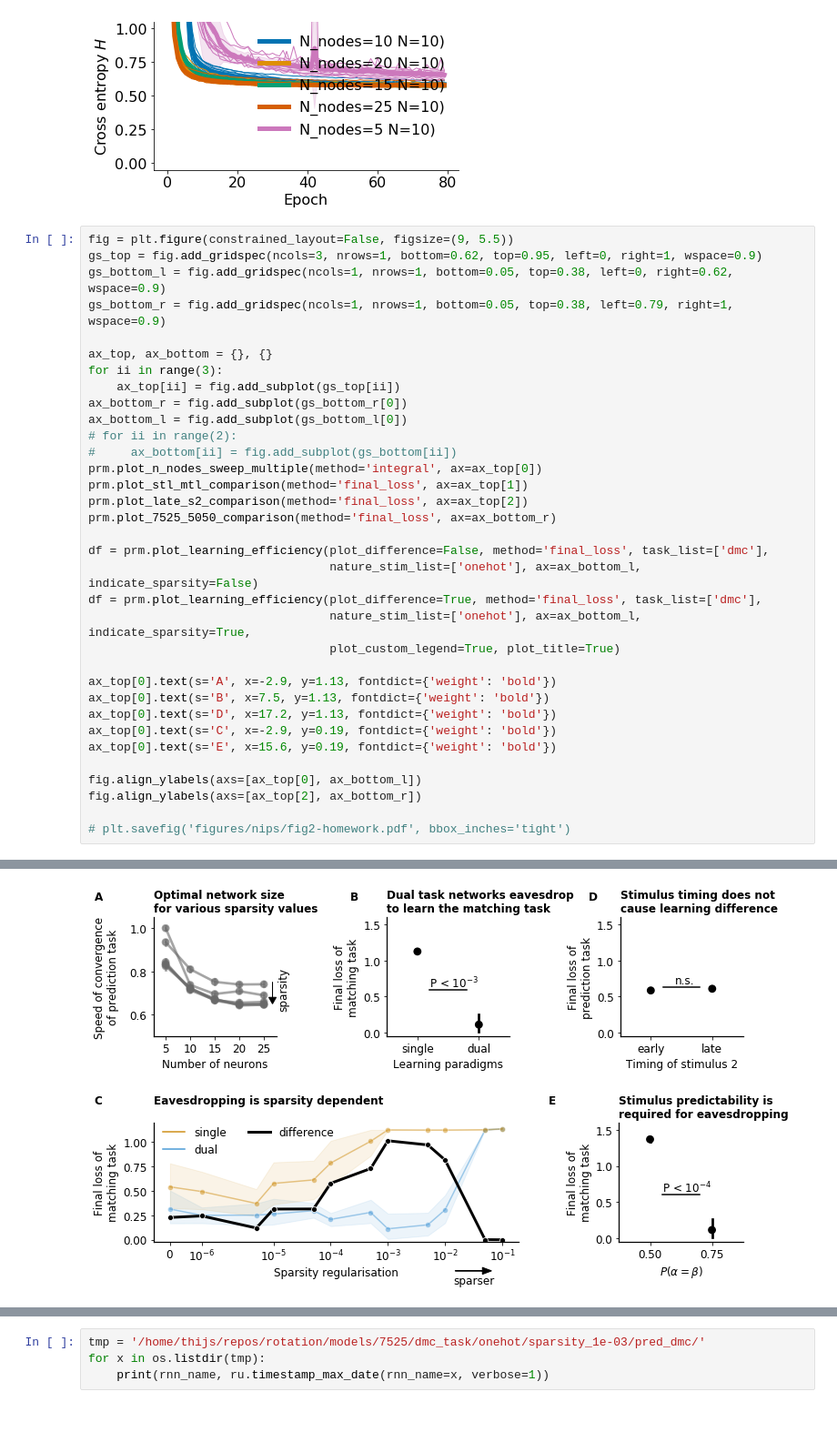
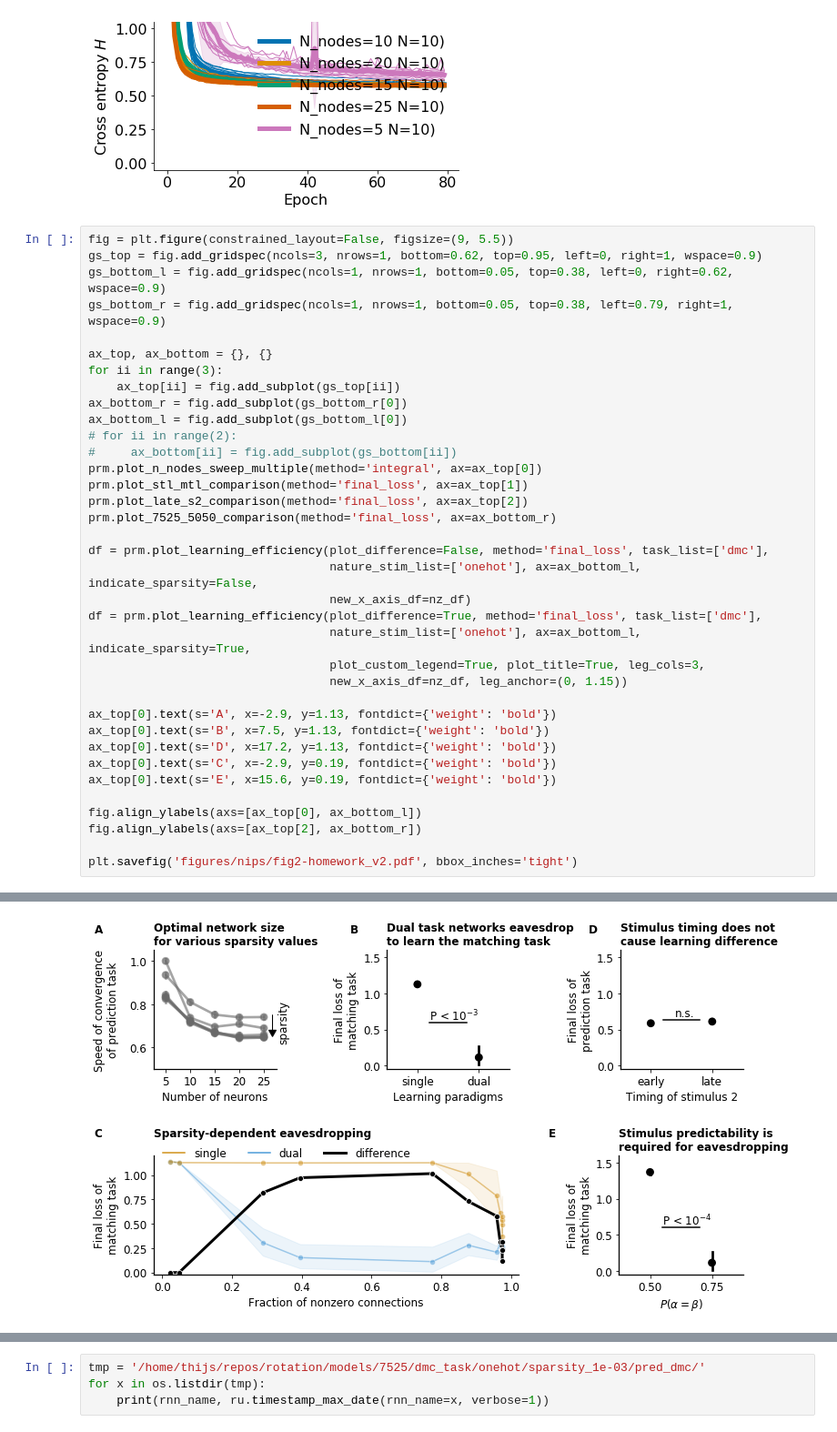
Before and after one commit to vdplasthijs/eavesdropping, a Jupyter notebook: multitasking learning for recurrent nets.ipynb, the cells around one changed output, grey strips where cells are left out. Shown at 91% size. Saved outputs shown, nothing was run; the diff lists cells and outputs as text.

```diff
--- a/multitasking learning for recurrent nets.ipynb
+++ b/multitasking learning for recurrent nets.ipynb
@@ -553,10 +553,12 @@ prm.plot_late_s2_comparison(method='final_loss', ax=ax_top[2])
 prm.plot_7525_5050_comparison(method='final_loss', ax=ax_bottom_r)
 
 df = prm.plot_learning_efficiency(plot_difference=False, method='final_loss', task_list=['dmc'],
-                                  nature_stim_list=['onehot'], ax=ax_bottom_l, indicate_sparsity=False)
+                                  nature_stim_list=['onehot'], ax=ax_bottom_l, indicate_sparsity=False,
+                                  new_x_axis_df=nz_df)
 df = prm.plot_learning_efficiency(plot_difference=True, method='final_loss', task_list=['dmc'],
                                   nature_stim_list=['onehot'], ax=ax_bottom_l, indicate_sparsity=True,
-                                  plot_custom_legend=True, plot_title=True)
+                                  plot_custom_legend=True, plot_title=True, leg_cols=3,
+                                  new_x_axis_df=nz_df, leg_anchor=(0, 1.15))
 
 ax_top[0].text(s='A', x=-2.9, y=1.13, fontdict={'weight': 'bold'})
 ax_top[0].text(s='B', x=7.5, y=1.13, fontdict={'weight': 'bold'})
@@ -567,7 +569,7 @@ ax_top[0].text(s='E', x=15.6, y=0.19, fontdict={'weight': 'bold'})
 fig.align_ylabels(axs=[ax_top[0], ax_bottom_l])
 fig.align_ylabels(axs=[ax_top[2], ax_bottom_r])
 
-# plt.savefig('figures/nips/fig2-homework.pdf', bbox_inches='tight')
+plt.savefig('figures/nips/fig2-homework_v2.pdf', bbox_inches='tight')
 # %% [output]
 0.00010334649564653764 mtl stl
 0.016880932087628427 late s2
@@ -577 +580 @@ Cutting of DF because of empty rows
-[figure, old version]
+[figure, new version]
```
Also changed, not shown: parts of 9 cells of this notebook, 6 other files.
